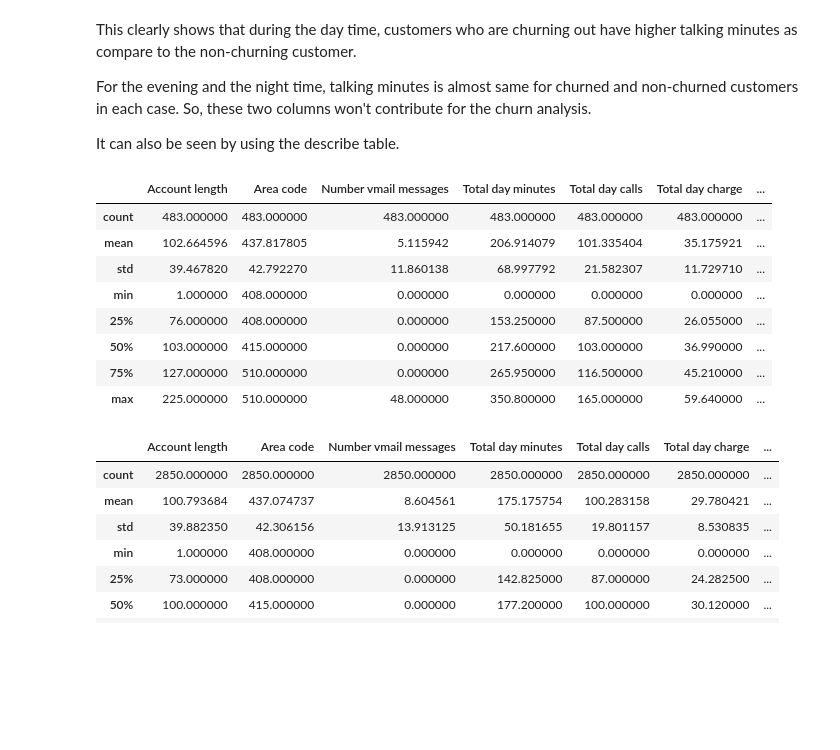
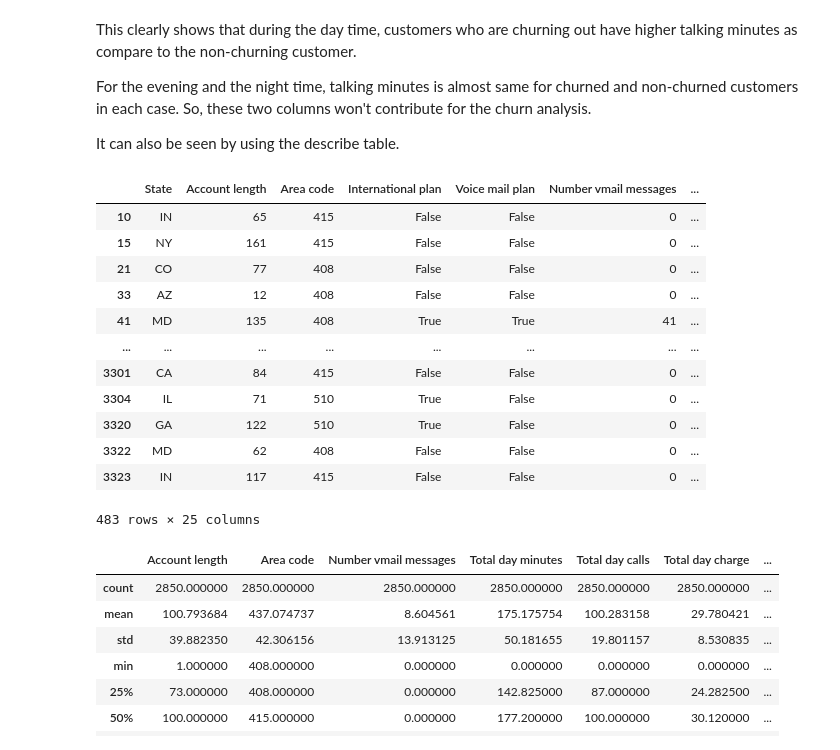
Before and after one commit to nitesh-singh-datascience/team-power-telecom-churn-analysis, a Jupyter notebook: Copy_of_Telecom_Churn_Analysis_Capstone_Project.ipynb, the cells around one changed output. Cells and saved outputs as stored; diff of their text form; code cells hidden in the pictures; blank space fills up the shorter version.

```diff
--- a/Copy_of_Telecom_Churn_Analysis_Capstone_Project.ipynb
+++ b/Copy_of_Telecom_Churn_Analysis_Capstone_Project.ipynb
@@ -365,17 +375,21 @@ It can also be seen by using the describe table.
 churned_users = telecom_df[telecom_df['Churn'] == True]
 unchurned_users = telecom_df[telecom_df['Churn'] == False]
 # %%
-churned_users.describe()
+churned_users
 # %% [output]
-|  | Account length | Area code | Number vmail messages | Total day minutes | Total day calls | Total day charge | ... |
-| count | 483.000000 | 483.000000 | 483.000000 | 483.000000 | 483.000000 | 483.000000 | ... |
-| mean | 102.664596 | 437.817805 | 5.115942 | 206.914079 | 101.335404 | 35.175921 | ... |
-| std | 39.467820 | 42.792270 | 11.860138 | 68.997792 | 21.582307 | 11.729710 | ... |
-| min | 1.000000 | 408.000000 | 0.000000 | 0.000000 | 0.000000 | 0.000000 | ... |
-| 25% | 76.000000 | 408.000000 | 0.000000 | 153.250000 | 87.500000 | 26.055000 | ... |
-| 50% | 103.000000 | 415.000000 | 0.000000 | 217.600000 | 103.000000 | 36.990000 | ... |
-| 75% | 127.000000 | 510.000000 | 0.000000 | 265.950000 | 116.500000 | 45.210000 | ... |
-| max | 225.000000 | 510.000000 | 48.000000 | 350.800000 | 165.000000 | 59.640000 | ... |
+|  | State | Account length | Area code | International plan | Voice mail plan | Number vmail messages | ... |
+| 10 | IN | 65 | 415 | False | False | 0 | ... |
+| 15 | NY | 161 | 415 | False | False | 0 | ... |
+| 21 | CO | 77 | 408 | False | False | 0 | ... |
+| 33 | AZ | 12 | 408 | False | False | 0 | ... |
+| 41 | MD | 135 | 408 | True | True | 41 | ... |
+| ... | ... | ... | ... | ... | ... | ... | ... |
+| 3301 | CA | 84 | 415 | False | False | 0 | ... |
+| 3304 | IL | 71 | 510 | True | False | 0 | ... |
+| 3320 | GA | 122 | 510 | True | False | 0 | ... |
+| 3322 | MD | 62 | 408 | False | False | 0 | ... |
+| 3323 | IN | 117 | 415 | False | False | 0 | ... |
+483 rows × 25 columns
 # %%
 unchurned_users.describe()
 # %% [output]
```
Also changed, not shown: parts of 49 cells of this notebook.
